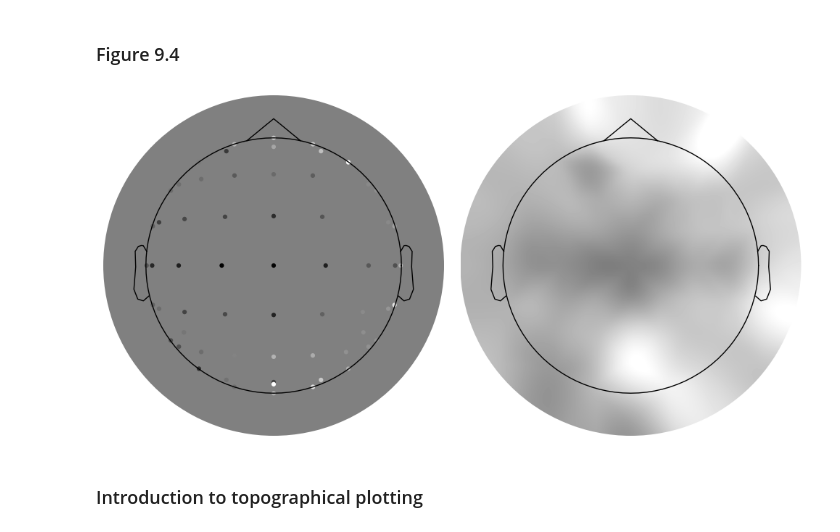
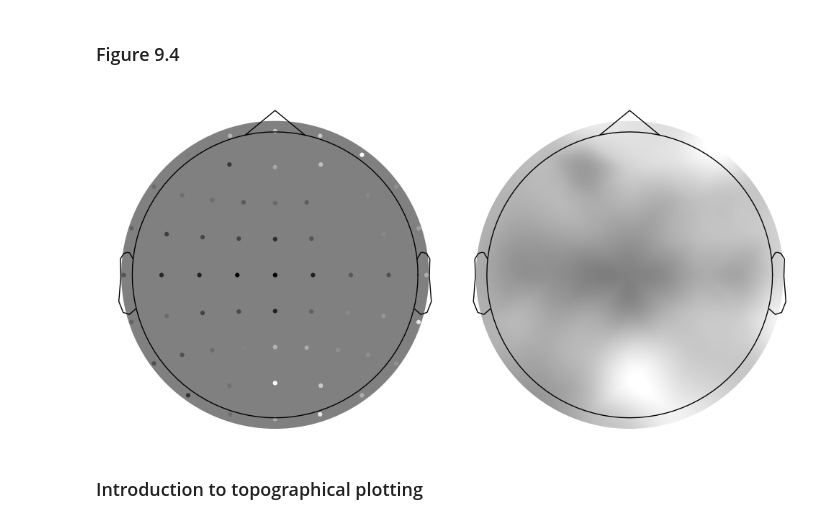
Before and after one commit to agencyenterprise/AnalyzingNeuralTimeSeries-Python, a Jupyter notebook: nbs/chapter09.ipynb, the cells around one changed output. Saved outputs shown, nothing was run; the diff lists cells and outputs as text; code cells hidden in the pictures.

```diff
--- a/nbs/chapter09.ipynb
+++ b/nbs/chapter09.ipynb
@@ -156,35 +156,44 @@ plt.show()
 # %%
 c = -np.mean(EEG['data'][:, 299, :], axis=1)
 c = c - np.min(c)
 c = c / np.max(c)
 c = np.tile(c, (3, 1))
 
 # create channel montage
 chan_labels = [chan['labels'][0] for chan in EEG['chanlocs'][0]]
 coords = np.vstack([-1*EEG['chanlocs']['Y'], EEG['chanlocs']['X'], EEG['chanlocs']['Z']]).T
 # note that we flip the y-coordinate here to match the Matlab figure
+# remove channels outside of head
+exclude_chans = np.where(np.array([chan['radius'][0][0] for chan in EEG['chanlocs'][0]]) > 0.54)
+coords = np.delete(coords, exclude_chans, axis=0)
+chan_labels = np.delete(chan_labels, exclude_chans)
+c = np.delete(c, exclude_chans, axis=1)
 montage = make_dig_montage(ch_pos=dict(zip(chan_labels, coords)), coord_frame='head')
 
 # create MNE Info and Evoked object
-info = create_info(chan_labels, EEG['srate'], ch_types='eeg')
-evoked1 = EvokedArray(np.zeros((64, 1)), info, tmin=EEG['xmin'][0][0])
+info = create_info(list(chan_labels), EEG['srate'], ch_types='eeg')
+evoked1 = EvokedArray(np.zeros((len(chan_labels), 1)), info, tmin=EEG['xmin'][0][0])
 evoked1.set_montage(montage)
 evoked2 = EvokedArray(c[0, :, np.newaxis], info, tmin=EEG['xmin'][0][0])
 evoked2.set_montage(montage)
 
 # Plot using MNE's topomap function
 fig, ax = plt.subplots(1, 2, figsize=(10, 5))
 evoked2.plot_topomap(sensors=False, contours=0, sphere=EEG['chanlocs'][0][0]['sph_radius'][0][0], cmap='gray', axes=ax[1], show=False, times=-1, time_format='', colorbar=False)
 evoked1.plot_topomap(sensors=False, contours=0, sphere=EEG['chanlocs'][0][0]['sph_radius'][0][0], cmap='gray', vlim=ax[1].get_images()[0].get_clim(), axes=ax[0], show=False, times=-1, time_format='', colorbar=False)
 
+
+pos_x = (find_layout(evoked1.info).pos[:, 0] - np.mean(find_layout(evoked1.info).pos[:, 0])) * 2.3 * EEG['chanlocs'][0][0]['sph_radius'][0][0]
+pos_y = (find_layout(evoked1.info).pos[:, 1] - np.mean(find_layout(evoked1.info).pos[:, 0])) * 2.3 * EEG['chanlocs'][0][0]['sph_radius'][0][0]
+
 # Plot the sensors using scatter
-for i in range(len(coords)):
-    ax[0].scatter(coords[i, 0], coords[i, 1], s=20, c=[c[0, i]], marker='o', cmap='gray', vmin=0, vmax=1, edgecolors='none')
+for i in range(len(pos_x)):
+    ax[0].scatter(pos_x[i], pos_y[i], s=20, c=[c[0, i]], marker='o', cmap='gray', vmin=0, vmax=1, edgecolors='none')
 
 plt.tight_layout()
 plt.show()
 # %% [output]
-[figure, old version]
+[figure, new version]
 # %% [markdown]
 ### Introduction to topographical plotting
 # %%
```
Also changed, not shown: parts of 3 cells of this notebook.
